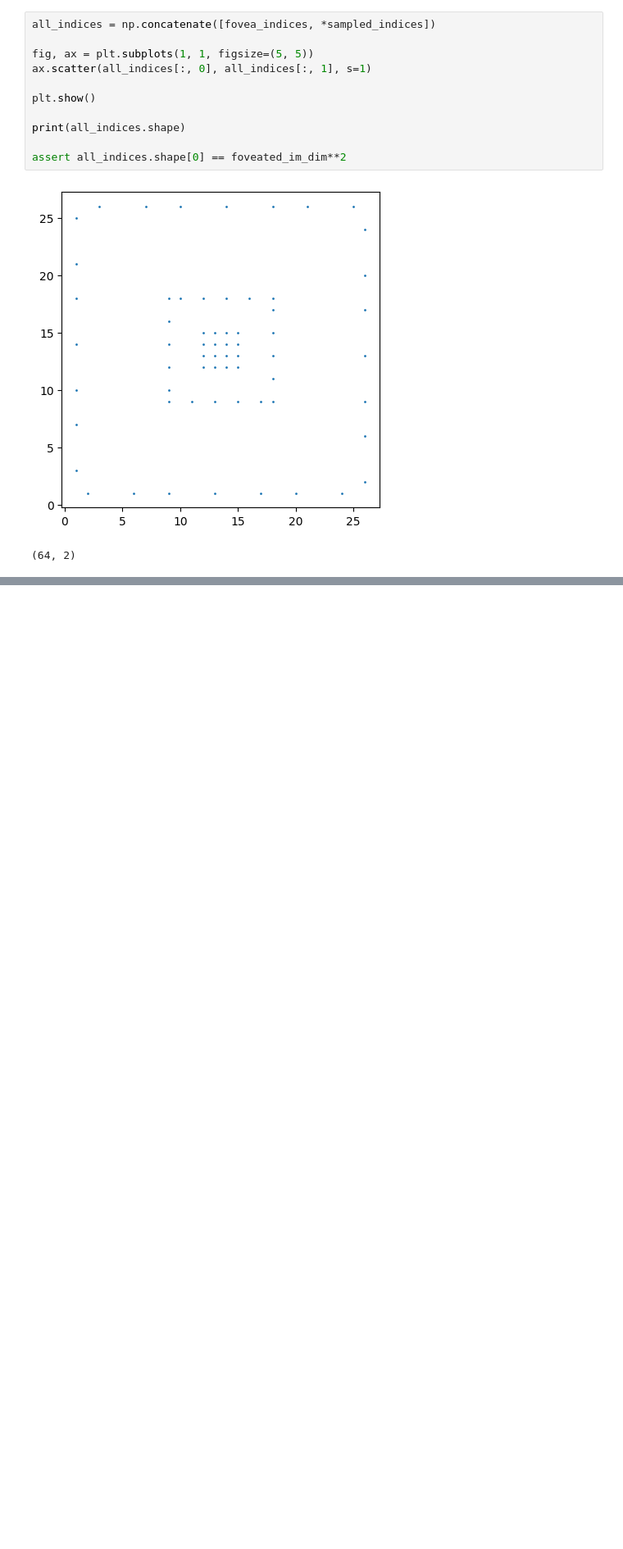
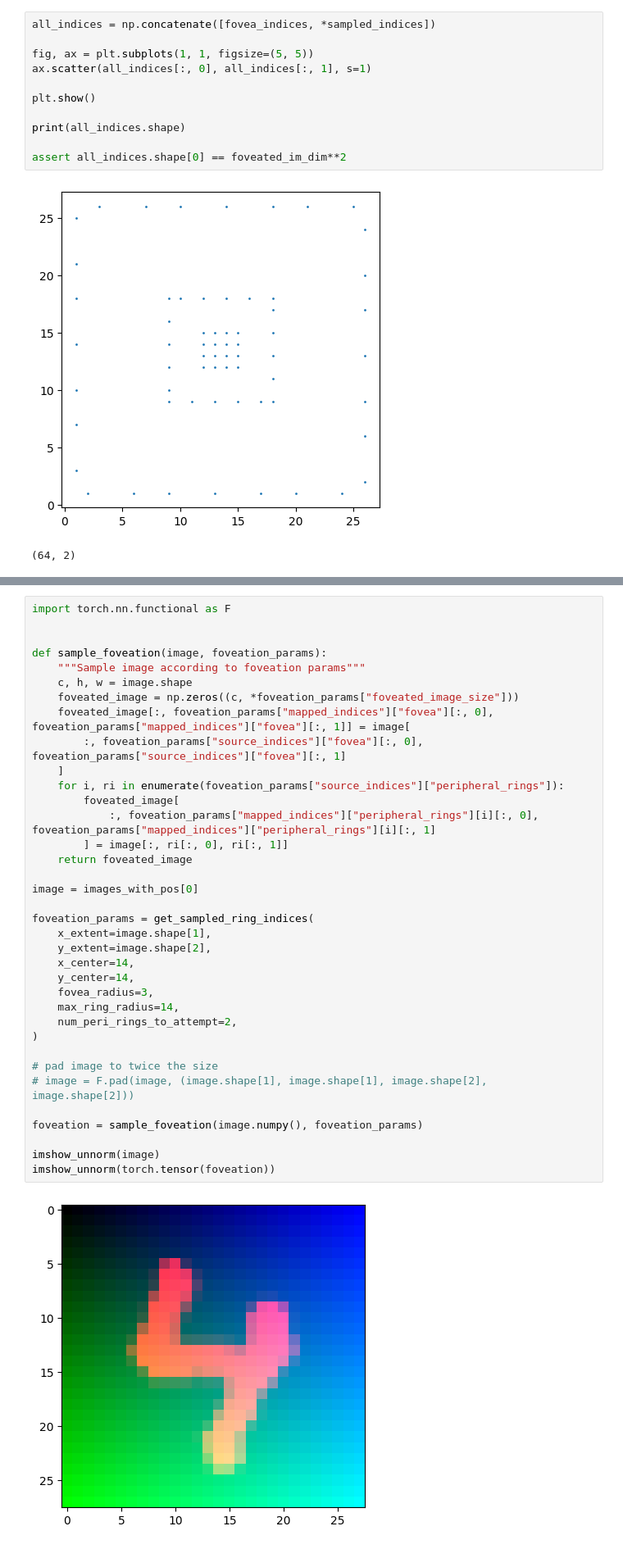
Before and after one commit to ivegner/FoVAE, a Jupyter notebook: foveal_pooling_test.ipynb, the cells around one changed output, grey strips where cells are left out. Shown at 82% size. Drawn from its saved outputs; the diff is of its cells as text; blank space fills up the shorter version.

Commit message:
Foveation works in notebook

```diff
--- a/foveal_pooling_test.ipynb
+++ b/foveal_pooling_test.ipynb
@@ -459,0 +596,38 @@ assert all_indices.shape[0] == foveated_im_dim**2
+# %%
+import torch.nn.functional as F
+
+
+def sample_foveation(image, foveation_params):
+    """Sample image according to foveation params"""
+    c, h, w = image.shape
+    foveated_image = np.zeros((c, *foveation_params["foveated_image_size"]))
+    foveated_image[:, foveation_params["mapped_indices"]["fovea"][:, 0], foveation_params["mapped_indices"]["fovea"][:, 1]] = image[
+        :, foveation_params["source_indices"]["fovea"][:, 0], foveation_params["source_indices"]["fovea"][:, 1]
+    ]
+    for i, ri in enumerate(foveation_params["source_indices"]["peripheral_rings"]):
+        foveated_image[
+            :, foveation_params["mapped_indices"]["peripheral_rings"][i][:, 0], foveation_params["mapped_indices"]["peripheral_rings"][i][:, 1]
+        ] = image[:, ri[:, 0], ri[:, 1]]
+    return foveated_image
+
+image = images_with_pos[0]
+
+foveation_params = get_sampled_ring_indices(
+    x_extent=image.shape[1],
+    y_extent=image.shape[2],
+    x_center=14,
+    y_center=14,
+    fovea_radius=3,
+    max_ring_radius=14,
+    num_peri_rings_to_attempt=2,
+)
+
+# pad image to twice the size
+# image = F.pad(image, (image.shape[1], image.shape[1], image.shape[2], image.shape[2]))
+
+foveation = sample_foveation(image.numpy(), foveation_params)
+
+imshow_unnorm(image)
+imshow_unnorm(torch.tensor(foveation))
+# %% [output]
+[figure, added]
```
Also changed, not shown: parts of 9 cells of this notebook.
